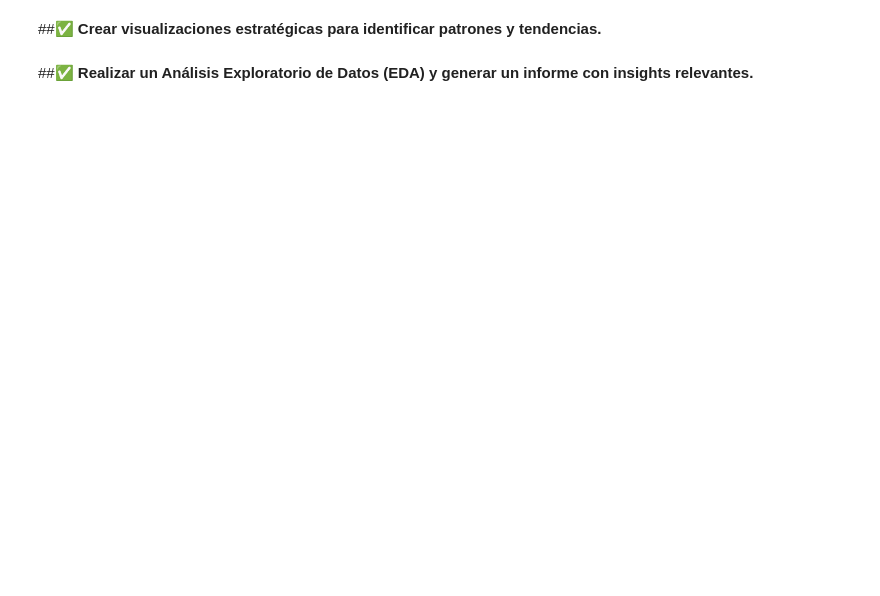
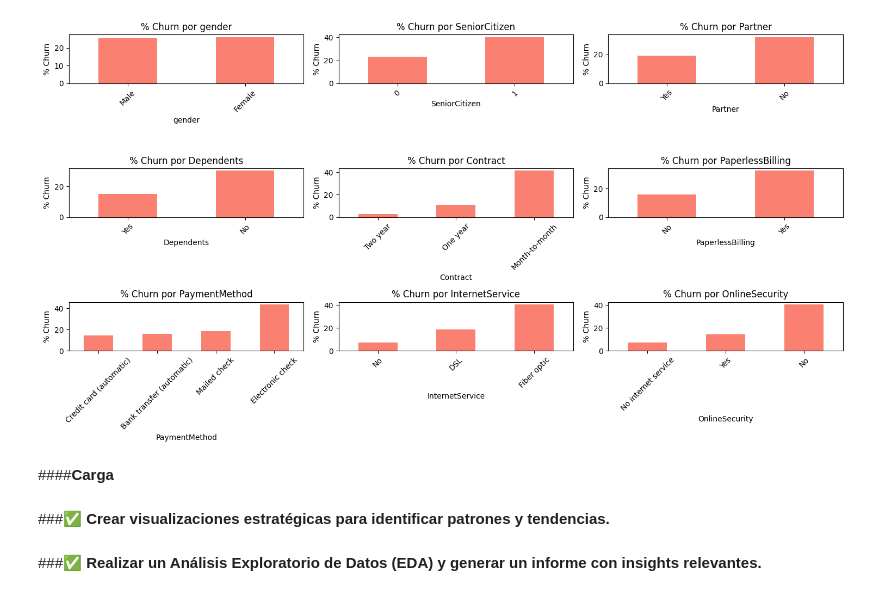
Before and after one commit to Zhumioke/Challenge_Telecom_X, a Jupyter notebook: Challenge_Telecom_X.ipynb, the cells around one changed output. Cells and saved outputs as stored; diff of their text form; code cells hidden in the pictures; blank space fills up the shorter version.

Commit message:
Avance: Se realiza extracion, transformacion y analisis

```diff
--- a/Challenge_Telecom_X.ipynb
+++ b/Challenge_Telecom_X.ipynb
@@ -15,0 +384,9 @@
+# %%
+# Adicionalmente tambien verificaremos las variables numericas, asi entenderemos como afecta al Churn.
+# Con eso completaremos la identificacion de columnas clave para el analisis.
+
+num_cols=['tenure', 'Charges.Monthly', 'Charges.Total']
+for col in num_cols:
+    print(f"---{col}---")
+    print(df_final.groupby('Churn')[col].mean())
+    print("\n")
@@ -15,0 +440,10 @@
+# %%
+# Ahora procederemos a medir y ordenar la relevancia de cada variable, asi explicamos la evacion.
+# Convertir la columna Churn a binaria (Yes = 1, No = 0)
+df_final['Churn_Bin'] = df_final['Churn'].map({'Yes': 1, 'No': 0})
+# Seleccionamos solo columnas numéricas
+numericas = df_final.select_dtypes(include=['int64','float64']).columns
+# Calculamos la correlación con Churn_Bin
+corr_churn = df_final[numericas].corr()['Churn_Bin'].sort_values(ascending=False)
+# Mostramos resultados
+print(corr_churn)
@@ -15,0 +502,28 @@
+# %%
+# Tambien daremos una grafica de un plano visual sobre las columnas mas influyentes sobre la evasion.
+import matplotlib.pyplot as plt
+import seaborn as sns
+
+# Seleccionamos las columnas categóricas más relevantes
+cat_cols_relevantes = ['gender', 'SeniorCitizen', 'Partner', 'Dependents',
+                       'Contract', 'PaperlessBilling', 'PaymentMethod',
+                       'InternetService', 'OnlineSecurity']
+
+# Configuración de la figura
+plt.figure(figsize=(15, 8))
+
+# Creamos subplots para cada columna
+for i, col in enumerate(cat_cols_relevantes, 1):
+    plt.subplot(3, 3, i)
+    churn_pct = df_final.groupby(col)['Churn'].apply(lambda x: (x=='Yes').mean()*100)
+    churn_pct.sort_values().plot(kind='bar', color='salmon')
+    plt.title(f'% Churn por {col}')
+    plt.ylabel('% Churn')
+    plt.xticks(rotation=45)
+
+plt.tight_layout()
+plt.show()
+# %% [output]
+[figure, added]
+# %% [markdown]
+####**Carga**
@@ -16,4 +540,4 @@
 # %% [markdown]
-##**✅ Crear visualizaciones estratégicas para identificar patrones y tendencias.**
+###**✅ Crear visualizaciones estratégicas para identificar patrones y tendencias.**
 # %% [markdown]
-##**✅ Realizar un Análisis Exploratorio de Datos (EDA) y generar un informe con insights relevantes.**
+###**✅ Realizar un Análisis Exploratorio de Datos (EDA) y generar un informe con insights relevantes.**
```
Also changed, not shown: parts of 37 cells of this notebook.
